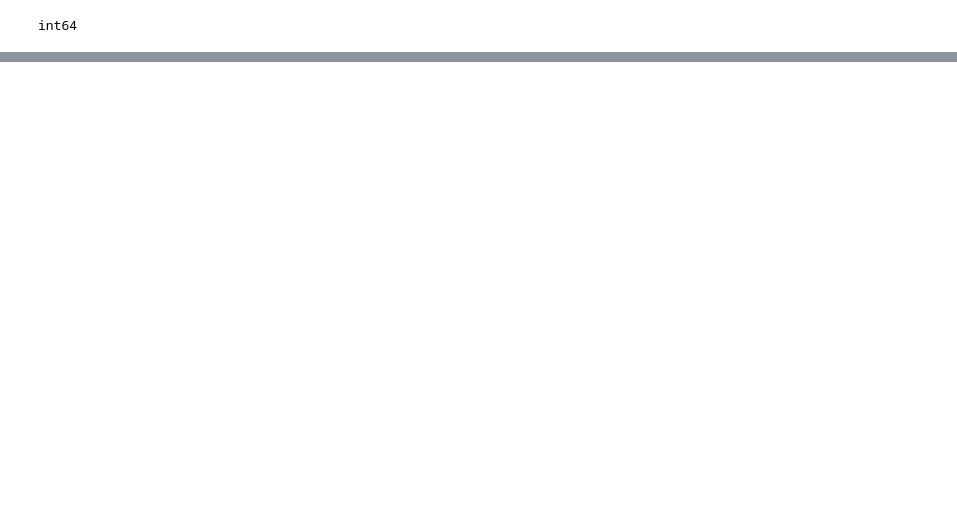
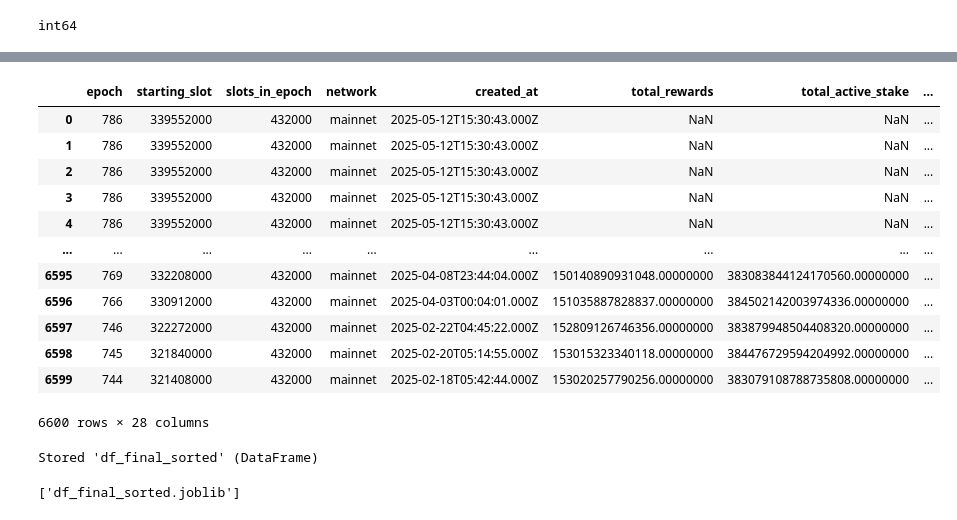
Before and after one commit to apostleoffinance/Solana-Predictive-Staking-Analytics, a Jupyter notebook: notebook/01_data.ipynb, the cells around one changed output, grey strips where cells are left out. Drawn from its saved outputs; the diff is of its cells as text; code cells hidden in the pictures; blank space fills up the shorter version.

```diff
--- a/notebook/01_data.ipynb
+++ b/notebook/01_data.ipynb
@@ -327,0 +685,47 @@ df_stake_pools
+# %%
+# 1. Separate static validator metadata
+static_validator_cols = [
+    'vote_account', 'name', 'keybase_id', 'www_url',
+    'details', 'avatar_url'
+]
+df_validators_static = df_validators[static_validator_cols].drop_duplicates()
+
+# 2. Merge with historical data using ONLY vote_account
+df_final = pd.merge(
+    df_merged,
+    df_validators_static,
+    on='vote_account',
+    how='left'
+)
+
+
+df_final
+# %% [output]
+|  | epoch | starting_slot | slots_in_epoch | network | created_at | total_rewards | total_active_stake | ... |
+| 0 | 786 | 339552000 | 432000 | mainnet | 2025-05-12T15:30:43.000Z | NaN | NaN | ... |
+| 1 | 786 | 339552000 | 432000 | mainnet | 2025-05-12T15:30:43.000Z | NaN | NaN | ... |
+| 2 | 786 | 339552000 | 432000 | mainnet | 2025-05-12T15:30:43.000Z | NaN | NaN | ... |
+| 3 | 786 | 339552000 | 432000 | mainnet | 2025-05-12T15:30:43.000Z | NaN | NaN | ... |
+| 4 | 786 | 339552000 | 432000 | mainnet | 2025-05-12T15:30:43.000Z | NaN | NaN | ... |
+| ... | ... | ... | ... | ... | ... | ... | ... | ... |
+| 6595 | 769 | 332208000 | 432000 | mainnet | 2025-04-08T23:44:04.000Z | 150140890931048.00000000 | 383083844124170560.00000000 | ... |
+| 6596 | 766 | 330912000 | 432000 | mainnet | 2025-04-03T00:04:01.000Z | 151035887828837.00000000 | 384502142003974336.00000000 | ... |
+| 6597 | 746 | 322272000 | 432000 | mainnet | 2025-02-22T04:45:22.000Z | 152809126746356.00000000 | 383879948504408320.00000000 | ... |
+| 6598 | 745 | 321840000 | 432000 | mainnet | 2025-02-20T05:14:55.000Z | 153015323340118.00000000 | 384476729594204992.00000000 | ... |
+| 6599 | 744 | 321408000 | 432000 | mainnet | 2025-02-18T05:42:44.000Z | 153020257790256.00000000 | 383079108788735808.00000000 | ... |
+6600 rows × 28 columns
+# %%
+df_final_sorted = df_final.sort_values(by='epoch', ascending=False).reset_index(drop=True)
+
+df_final_sorted
+
+%store df_final_sorted
+# %% [output]
+Stored 'df_final_sorted' (DataFrame)
+# %%
+import joblib
+
+# Preferred: use .joblib extension
+joblib.dump(df_final_sorted, 'df_final_sorted.joblib')
+# %% [output]
+['df_final_sorted.joblib']
```
Also changed, not shown: parts of 54 cells of this notebook, 19 other files.
